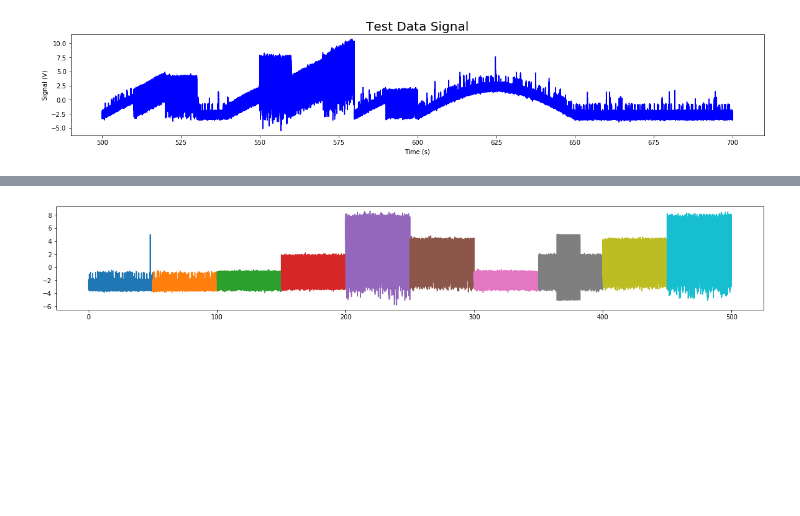
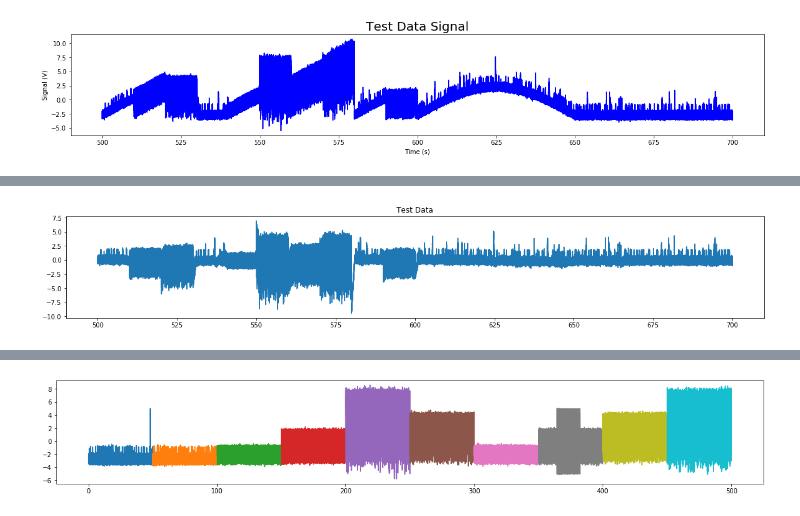
Before and after one commit to Jarodc33/ion_switching, a Jupyter notebook: notebooks/report/final.ipynb, the cells around one changed output, grey strips where cells are left out. Saved outputs shown, nothing was run; the diff lists cells and outputs as text; code cells hidden in the pictures; blank space fills up the shorter version.

```diff
--- a/notebooks/report/final.ipynb
+++ b/notebooks/report/final.ipynb
@@ -108,0 +128,7 @@ The data was chunked into their respective waveforms and the drifts were removed
+# %%
+test_data['signal'] = test_data['signal'] - test_data['signal'].rolling(10000, min_periods = 0).mean()
+plt.figure(figsize = (20, 3))
+plt.title('Test Data')
+plt.plot(test_data['time'], test_data['signal']);
+# %% [output]
+[figure, added]
```
Also changed, not shown: parts of 20 cells of this notebook, 43 other files.
